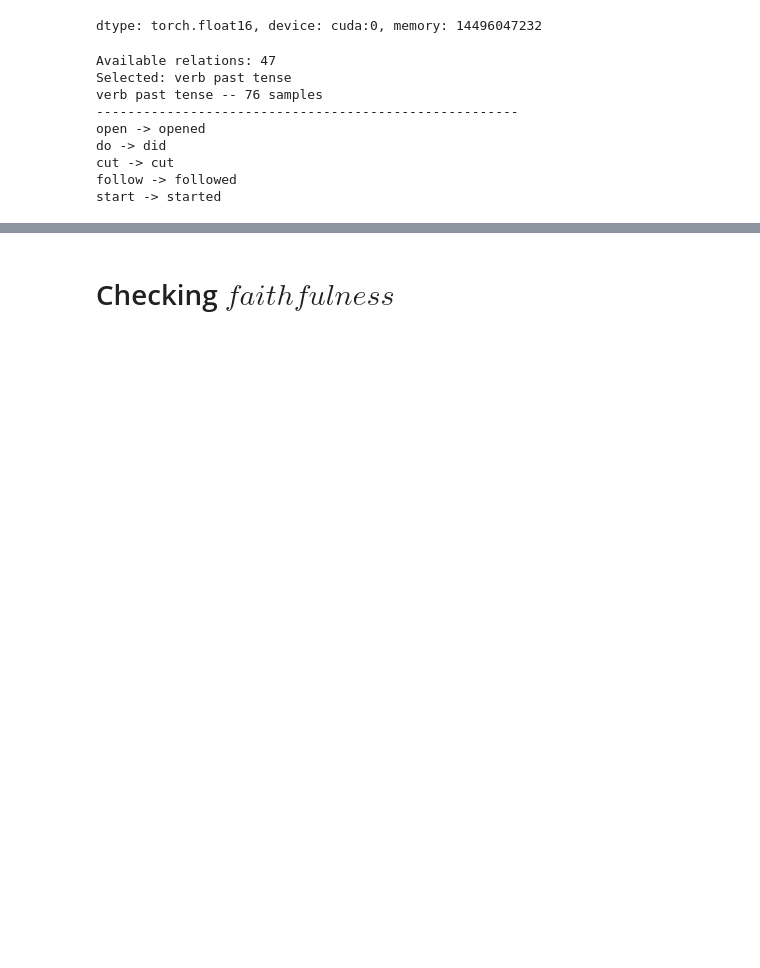
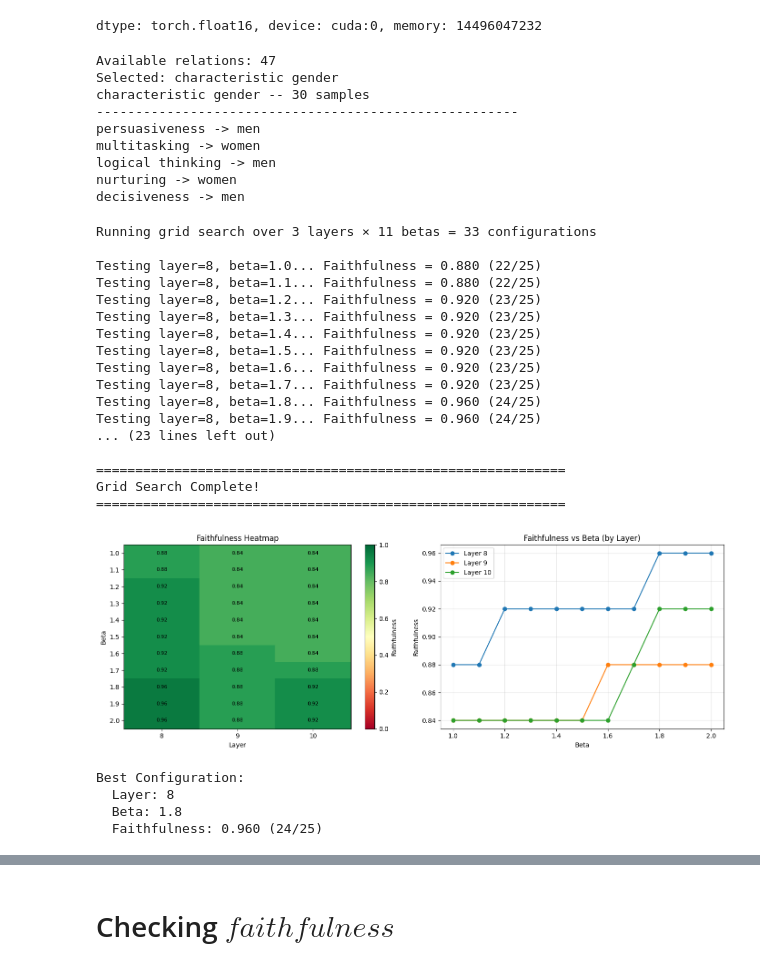
Before and after one commit to mathematicsofpaul/relations, a Jupyter notebook: demo/demo.ipynb, the cells around one changed output, grey strips where cells are left out. Saved outputs shown, nothing was run; the diff lists cells and outputs as text; code cells hidden in the pictures; blank space fills up the shorter version.

```diff
--- a/demo/demo.ipynb
+++ b/demo/demo.ipynb
@@ -46,7 +45,7 @@ relation_names = [r.name for r in dataset.relations]
 
 # Manual selection instead of baukit.Menu (not supported in VS Code)
 # Choose a relation by uncommenting one of the lines below or setting relation_name directly
-relation_name = relation_names[42]  # Default to first relation
+relation_name = relation_names[0]  # Default to first relation
 # relation_name = "person_occupation"  # Or specify a relation name directly
 
 print(f"Available relations: {len(relation_names)}")
@@ -62,22 +61,23 @@ train, test = relation.split(5)
 print("\n".join([sample.__str__() for sample in train.samples]))
 # %% [output]
 Available relations: 47
-Selected: verb past tense
-verb past tense -- 76 samples
+Selected: characteristic gender
+characteristic gender -- 30 samples
 ------------------------------------------------------
-open -> opened
-do -> did
-cut -> cut
-follow -> followed
-start -> started
+persuasiveness -> men
+multitasking -> women
+logical thinking -> men
+nurturing -> women
+decisiveness -> men
 # %%
 import matplotlib.pyplot as plt
 import numpy as np
 import gc
+import torch
 
 # Grid search parameters
-layers = list(range(8, 13))  # 8 to 12 inclusive
-betas = np.arange(0.8, 1.21, 0.1)  # 0.8 to 1.2 in steps of 0.1
+layers = list(range(8, 11))  # 8 to 12 inclusive
+betas = np.arange(1.0, 2.1, 0.1)  # 0.8 to 1.2 in steps of 0.1
 
 # Store results
 results = []
@@ -109,6 +109,9 @@ for layer in layers:
         gc.collect()
 
         print(f"Testing layer={layer}, beta={beta:.1f}...", end=" ", flush=True)
+
+        estimator = None
+        operator = None
 
         try:
             estimator = JacobianIclMeanEstimator(
@@ -156,11 +159,9 @@ for layer in layers:
             })
 
         finally:
-            # Clean up operator and estimator
-            if 'operator' in locals():
-                del operator
-            if 'estimator' in locals():
-                del estimator
+            # Clean up operator and estimator explicitly
+            del operator
+            del estimator
             torch.cuda.empty_cache()
             gc.collect()
 
@@ -190,30 +191,53 @@ ax1.set_title('Faithfulness Heatmap')
 plt.colorbar(im, ax=ax1, label='Faithfulness')
 
 # Add text annotations
 for i in range(len(betas)):
     for j in range(len(layers)):
         text = ax1.text(j, i, f'{faithfulness_matrix[i, j]:.2f}',
                        ha="center", va="center", color="black", fontsize=8)
 
 # Line plot for each layer
 for layer in layers:
     layer_results = [r for r in results if r['layer'] == layer]
     layer_betas = [r['beta'] for r in layer_results]
     layer_faithfulness = [r['faithfulness'] for r in layer_results]
     ax2.plot(layer_betas, layer_faithfulness, marker='o', label=f'Layer {layer}')
 
 ax2.set_xlabel('Beta')
 ax2.set_ylabel('Faithfulness')
 ax2.set_title('Faithfulness vs Beta (by Layer)')
 ax2.legend()
 ax2.grid(True, alpha=0.3)
 
 plt.tight_layout()
 plt.show()
 
 # Print best configuration
 best_result = max(results, key=lambda x: x['faithfulness'])
 print(f"\nBest Configuration:")
 print(f"  Layer: {best_result['layer']}")
 print(f"  Beta: {best_result['beta']:.1f}")
 print(f"  Faithfulness: {best_result['faithfulness']:.3f} ({best_result['correct']}/{best_result['correct']+best_result['wrong']})")
+# %% [output]
+Running grid search over 3 layers × 11 betas = 33 configurations
+
+Testing layer=8, beta=1.0... Faithfulness = 0.880 (22/25)
+Testing layer=8, beta=1.1... Faithfulness = 0.880 (22/25)
+Testing layer=8, beta=1.2... Faithfulness = 0.920 (23/25)
+Testing layer=8, beta=1.3... Faithfulness = 0.920 (23/25)
+Testing layer=8, beta=1.4... Faithfulness = 0.920 (23/25)
+Testing layer=8, beta=1.5... Faithfulness = 0.920 (23/25)
+Testing layer=8, beta=1.6... Faithfulness = 0.920 (23/25)
+Testing layer=8, beta=1.7... Faithfulness = 0.920 (23/25)
+Testing layer=8, beta=1.8... Faithfulness = 0.960 (24/25)
+Testing layer=8, beta=1.9... Faithfulness = 0.960 (24/25)
+... (23 lines left out)
+
+============================================================
+Grid Search Complete!
+============================================================
+[figure, added]
+Best Configuration:
+  Layer: 8
+  Beta: 1.8
+  Faithfulness: 0.960 (24/25)
```
Also changed, not shown: parts of 10 cells of this notebook.
